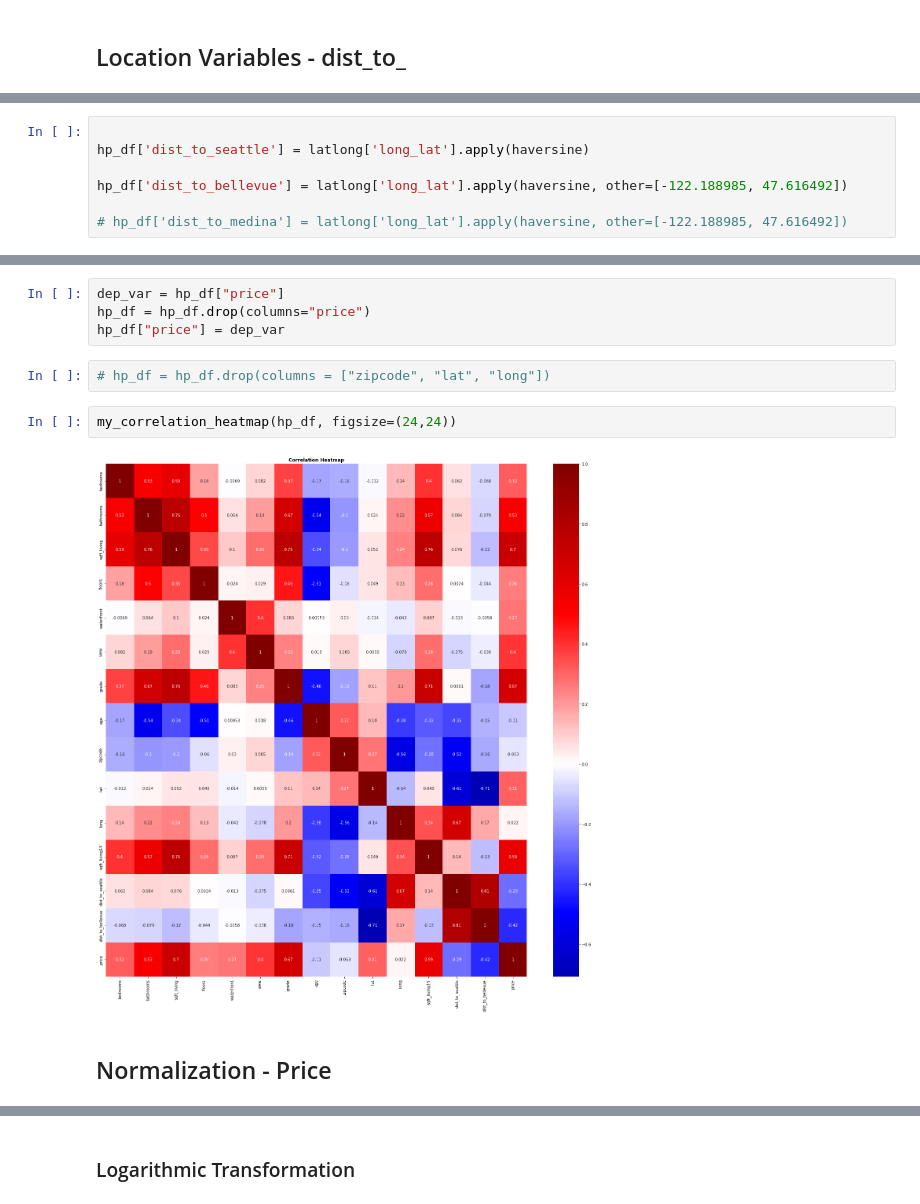
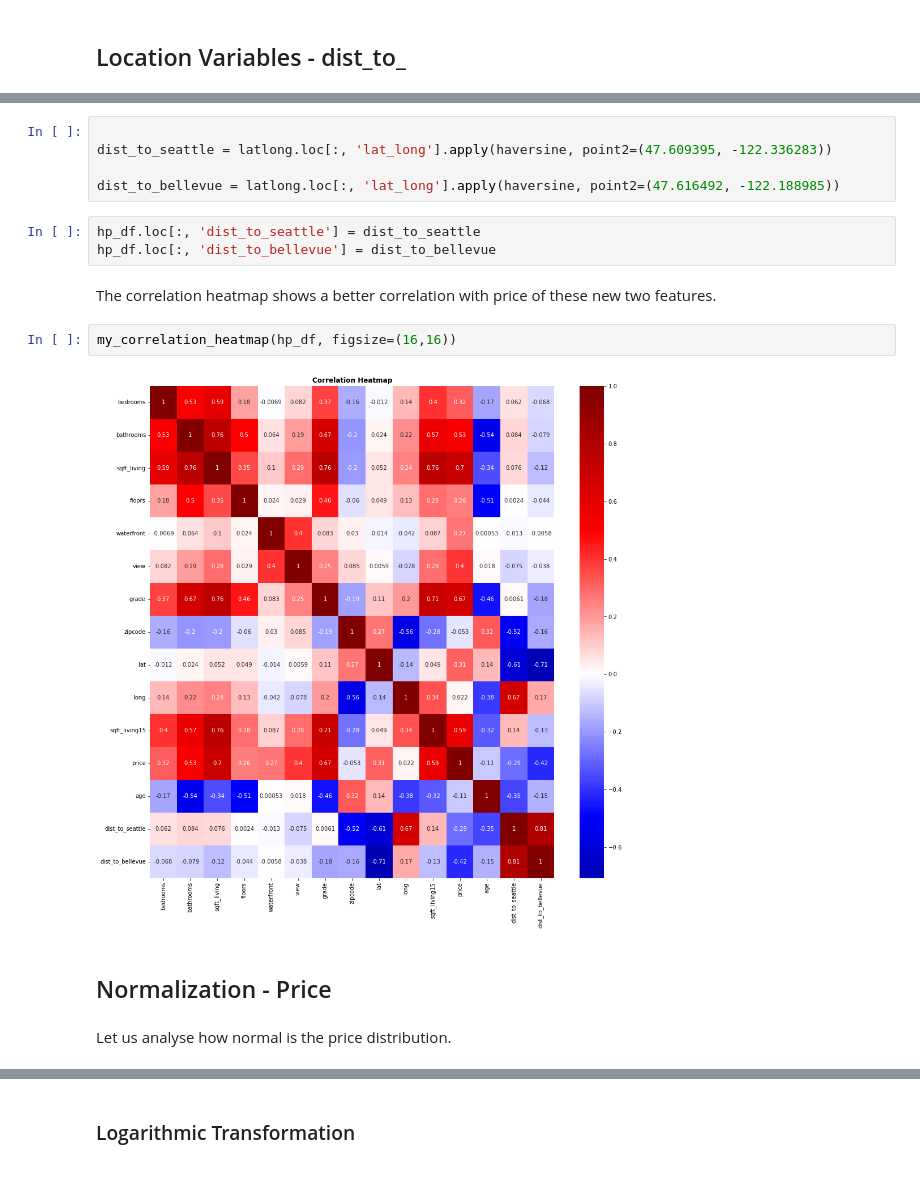
Before and after one commit to NHer0/Predictive_Modelling_House_Prices, a Jupyter notebook: House_Prices_Case_Study.ipynb, the cells around one changed output, grey strips where cells are left out. Cells and saved outputs as stored; diff of their text form; blank space fills up the shorter version.

```diff
--- a/House_Prices_Case_Study.ipynb
+++ b/House_Prices_Case_Study.ipynb
@@ -826,7 +856,0 @@ Name: long_lat, Length: 21596, dtype: object
-# %%
-
-hp_df['dist_to_seattle'] = latlong['long_lat'].apply(haversine)
-
-hp_df['dist_to_bellevue'] = latlong['long_lat'].apply(haversine, other=[-122.188985, 47.616492])
-
-# hp_df['dist_to_medina'] = latlong['long_lat'].apply(haversine, other=[-122.188985, 47.616492])
@@ -860,14 +857,20 @@ hp_df
-# %%
-dep_var = hp_df["price"]
-hp_df = hp_df.drop(columns="price")
-hp_df["price"] = dep_var
-# %%
-# hp_df = hp_df.drop(columns = ["zipcode", "lat", "long"])
+# %%
+
+dist_to_seattle = latlong.loc[:, 'lat_long'].apply(haversine, point2=(47.609395, -122.336283))
+
+dist_to_bellevue = latlong.loc[:, 'lat_long'].apply(haversine, point2=(47.616492, -122.188985))
+# %%
+hp_df.loc[:, 'dist_to_seattle'] = dist_to_seattle
+hp_df.loc[:, 'dist_to_bellevue'] = dist_to_bellevue
+# %% [markdown]
+The correlation heatmap shows a better correlation with price of these new two features.
 # %%
-my_correlation_heatmap(hp_df, figsize=(24,24))
+my_correlation_heatmap(hp_df, figsize=(16,16))
 # %% [output]
-[figure, old version]
+[figure, new version]
 # %% [markdown]
 ## Normalization - Price
+# %% [markdown]
+Let us analyse how normal is the price distribution.
 # %%
 # create figure and axes
```
Also changed, not shown: parts of 109 cells of this notebook.
